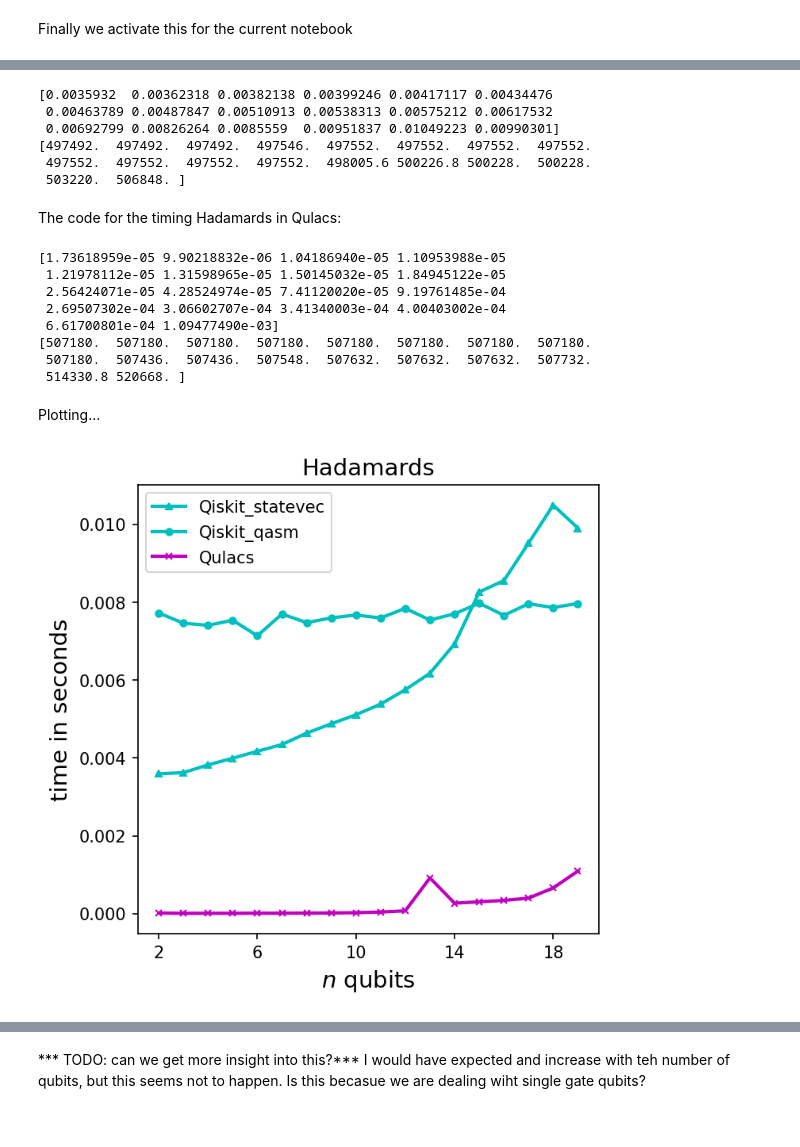
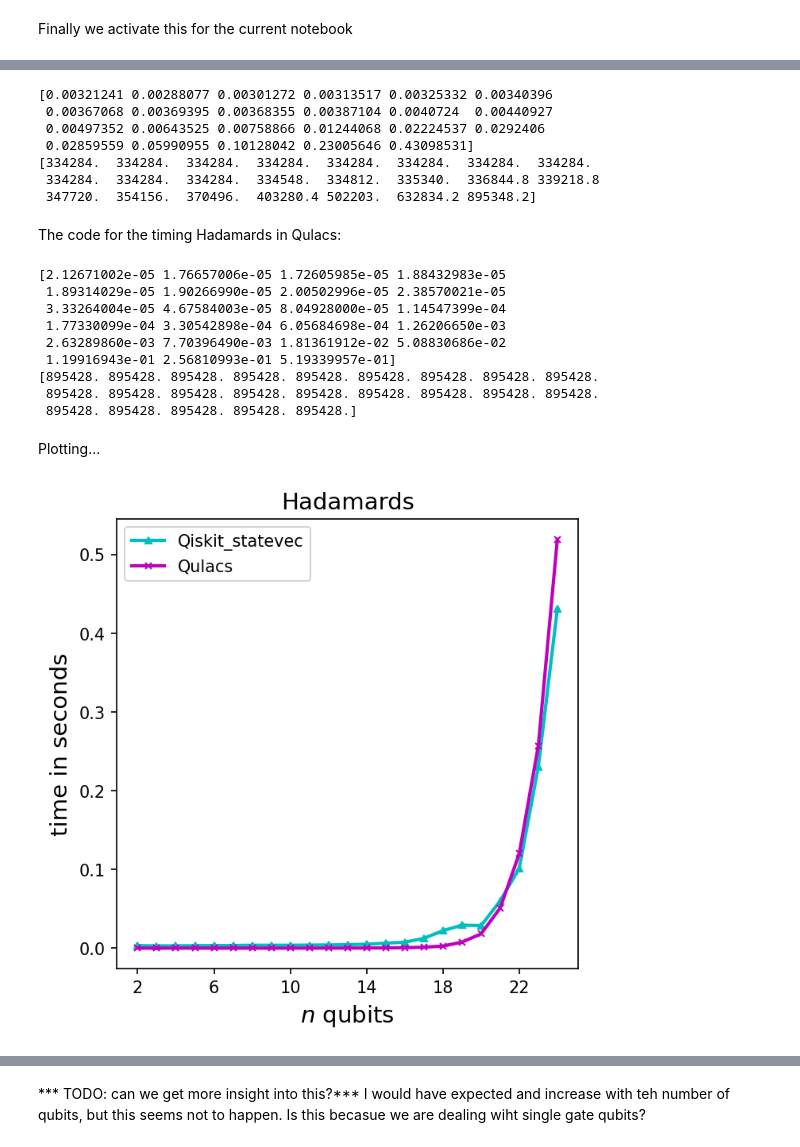
Before and after one commit to sara-nl/QuantumComputing, a Jupyter notebook: notebooks/Basics_and_Benchmarking.ipynb, the cells around one changed output, grey strips where cells are left out. Saved outputs shown, nothing was run; the diff lists cells and outputs as text; code cells hidden in the pictures.

```diff
--- a/notebooks/Basics_and_Benchmarking.ipynb
+++ b/notebooks/Basics_and_Benchmarking.ipynb
@@ -521,0 +620,23 @@ Again, if we only measure qubit q0, we already know the state of the other n-qub
+# %%
+# defining the device
+q = QuantumRegister(2, 'q')
+c = ClassicalRegister(2, 'c')
+circuitSWAP = QuantumCircuit(q, c)
+
+circuitSWAP.x(0)
+circuitSWAP.h(0)
+
+state = execute(circuitSWAP, backend = Aer.get_backend('statevector_simulator')).result().get_statevector()
+print("State of Qubit before swap = " + str(state))
+
+# apply SWAP
+circuitSWAP.swap(0,1)
+state = execute(circuitSWAP, backend = Aer.get_backend('statevector_simulator')).result().get_statevector()
+print("State of Qubit after swap = " + str(state))
+
+# swap a 1 from a to b
+circuitSWAP.cx(0,1) # copies 1 from a to b
+circuitSWAP.cx(1,0) # uses the 1 on b to rotate the state of a to 0
+
+state = execute(circuitSWAP, backend = Aer.get_backend('statevector_simulator')).result().get_statevector()
+print("State of Qubit after gates = " + str(state))
@@ -525,21 +769,21 @@ We would like to understand how the simulation time and memory allocation of the
 
 #### Hadamard gate
 # %%
-# QISKIT Hadamard state vector
+# QISKIT Hadamard using state vector backend
 from qiskit import QuantumCircuit, QuantumRegister, ClassicalRegister, execute, Aer, IBMQ
 from qulacs import Observable, QuantumState, QuantumCircuit as QC
 import time
 import tracemalloc
 import resource
 import matplotlib.pyplot as plt
-from mpl_toolkits.axes_grid1.inset_locator import mark_inset, inset_axes
-from qiskit.visualization import plot_histogram
+#from mpl_toolkits.axes_grid1.inset_locator import mark_inset, inset_axes
+#from qiskit.visualization import plot_histogram
 import numpy as np
 
 # Amount of qubits we are going to simulate
-qisQubitsH = 20
+qisQubitsH = 25
 # number of times to run benchmark
-times = 10
+times = 20
 
 # Arrays to store results for running time and memory allocation
 qisHadamards = np.array([], dtype=float)
@@ -590,9 +834,10 @@ for p in range(2, qisQubitsH):
 print(qisHadamards)
 print (qisHadamardsmem)
 # %% [output]
-[0.0035932  0.00362318 0.00382138 0.00399246 0.00417117 0.00434476
- 0.00463789 0.00487847 0.00510913 0.00538313 0.00575212 0.00617532
- 0.00692799 0.00826264 0.0085559  0.00951837 0.01049223 0.00990301]
-[497492.  497492.  497492.  497546.  497552.  497552.  497552.  497552.
- 497552.  497552.  497552.  497552.  498005.6 500226.8 500228.  500228.
- 503220.  506848. ]
+[0.00321241 0.00288077 0.00301272 0.00313517 0.00325332 0.00340396
+ 0.00367068 0.00369395 0.00368355 0.00387104 0.0040724  0.00440927
+ 0.00497352 0.00643525 0.00758866 0.01244068 0.02224537 0.0292406
+ 0.02859559 0.05990955 0.10128042 0.23005646 0.43098531]
+[334284.  334284.  334284.  334284.  334284.  334284.  334284.  334284.
+ 334284.  334284.  334284.  334548.  334812.  335340.  336844.8 339218.8
+ 347720.  354156.  370496.  403280.4 502203.  632834.2 895348.2]
@@ -671,7 +856,7 @@ from qiskit.visualization import plot_histogram
 import numpy as np
 
 # Amount of qubits we are going to simulate
-qulQubitsH = 20
+qulQubitsH = 25
 # number of times to run benchmark
 times = 10
 
@@ -723,48 +908,48 @@ for p in range(2, qulQubitsH):
 print(qulHadamards)
 print(qulHadamardsmem)
 # %% [output]
-[1.73618959e-05 9.90218832e-06 1.04186940e-05 1.10953988e-05
- 1.21978112e-05 1.31598965e-05 1.50145032e-05 1.84945122e-05
- 2.56424071e-05 4.28524974e-05 7.41120020e-05 9.19761485e-04
- 2.69507302e-04 3.06602707e-04 3.41340003e-04 4.00403002e-04
- 6.61700801e-04 1.09477490e-03]
-[507180.  507180.  507180.  507180.  507180.  507180.  507180.  507180.
- 507180.  507436.  507436.  507548.  507632.  507632.  507632.  507732.
- 514330.8 520668. ]
+[2.12671002e-05 1.76657006e-05 1.72605985e-05 1.88432983e-05
+ 1.89314029e-05 1.90266990e-05 2.00502996e-05 2.38570021e-05
+ 3.33264004e-05 4.67584003e-05 8.04928000e-05 1.14547399e-04
+ 1.77330099e-04 3.30542898e-04 6.05684698e-04 1.26206650e-03
+ 2.63289860e-03 7.70396490e-03 1.81361912e-02 5.08830686e-02
+ 1.19916943e-01 2.56810993e-01 5.19339957e-01]
+[895428. 895428. 895428. 895428. 895428. 895428. 895428. 895428. 895428.
+ 895428. 895428. 895428. 895428. 895428. 895428. 895428. 895428. 895428.
+ 895428. 895428. 895428. 895428. 895428.]
 # %% [markdown]
 Plotting...
 # %%
 # Some range adjustments
 y1 = []
 if qisQubitsH <= qulQubitsH:
     for i in range(qulQubitsH - qisQubitsH):
         qisHadamards = np.append(qisHadamards, [np.nan])
         qisHadamardsmem = np.append(qisHadamardsmem, [np.nan])
     y1 = range(2, qulQubitsH)
 elif qisQubitsH > qulQubitsH:
     for i in range(qisQubitsH - qulQubitsH):
         qulHadamards = np.append(qulHadamards, [np.nan])
         qulHadamardsmem = np.append(qulHadamardsmem, [np.nan])
 
     y1 = range(2, qisQubitsH)
 else:
     y1 = range(2, qisQubitsH)
 
 
 # TIME
 fig, ax = plt.subplots(1, 1, figsize=(5, 5), dpi=150)
 ax.plot(y1, qisHadamards, 'c', label='Qiskit_statevec', linewidth=2, marker='^', markersize=4)
-ax.plot(y1, qisHadamards_qasm, 'c', label='Qiskit_qasm', linewidth=2, marker='o', markersize=4)
 ax.plot(y1, qulHadamards, 'm', label='Qulacs', linewidth=2, marker='x', markersize=4)
 plt.xticks(np.arange(2, qisQubitsH, step=4))
 plt.title('Hadamards', fontsize=14)
 
 plt.xlabel('$n$ qubits', fontsize=14)
 plt.ylabel('time in seconds', fontsize=14)
 ax.legend()
 
 plt.show()
 # %% [output]
-[figure, old version]
+[figure, new version]
 # %% [markdown]
 The Hadamard is a single qubit gate and is part of the Cliford gates.
```
Also changed, not shown: parts of 84 cells of this notebook.
